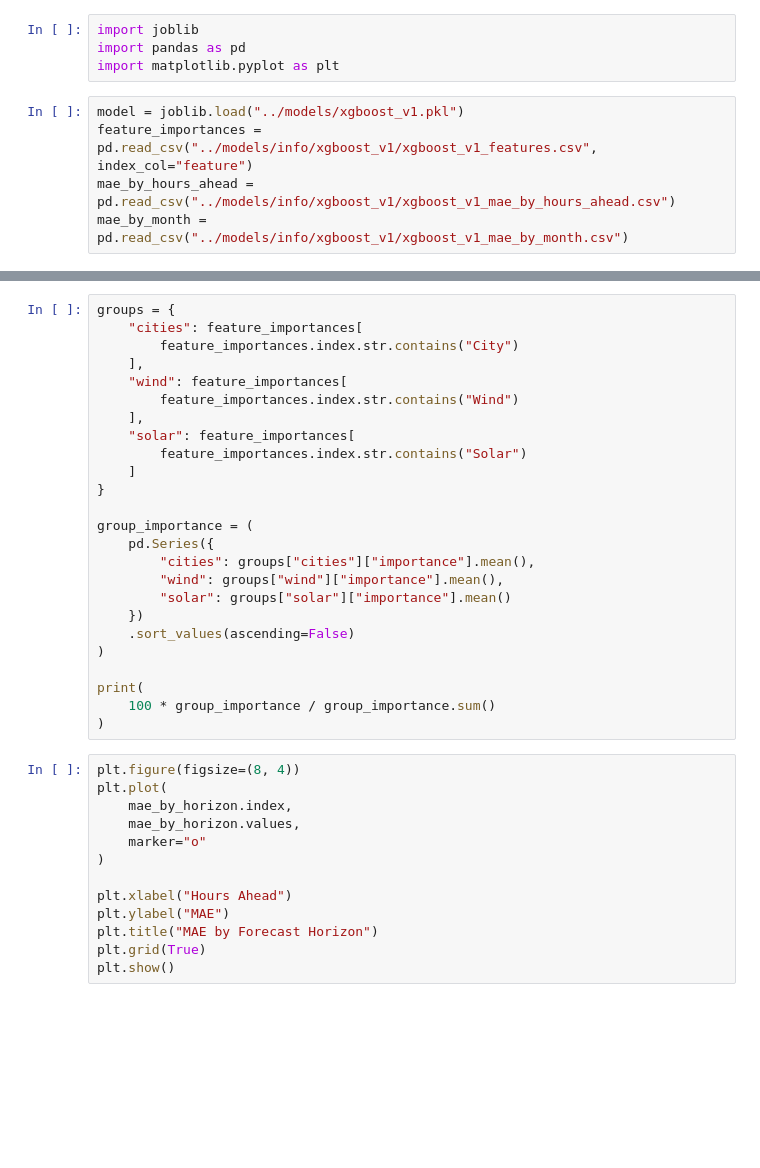
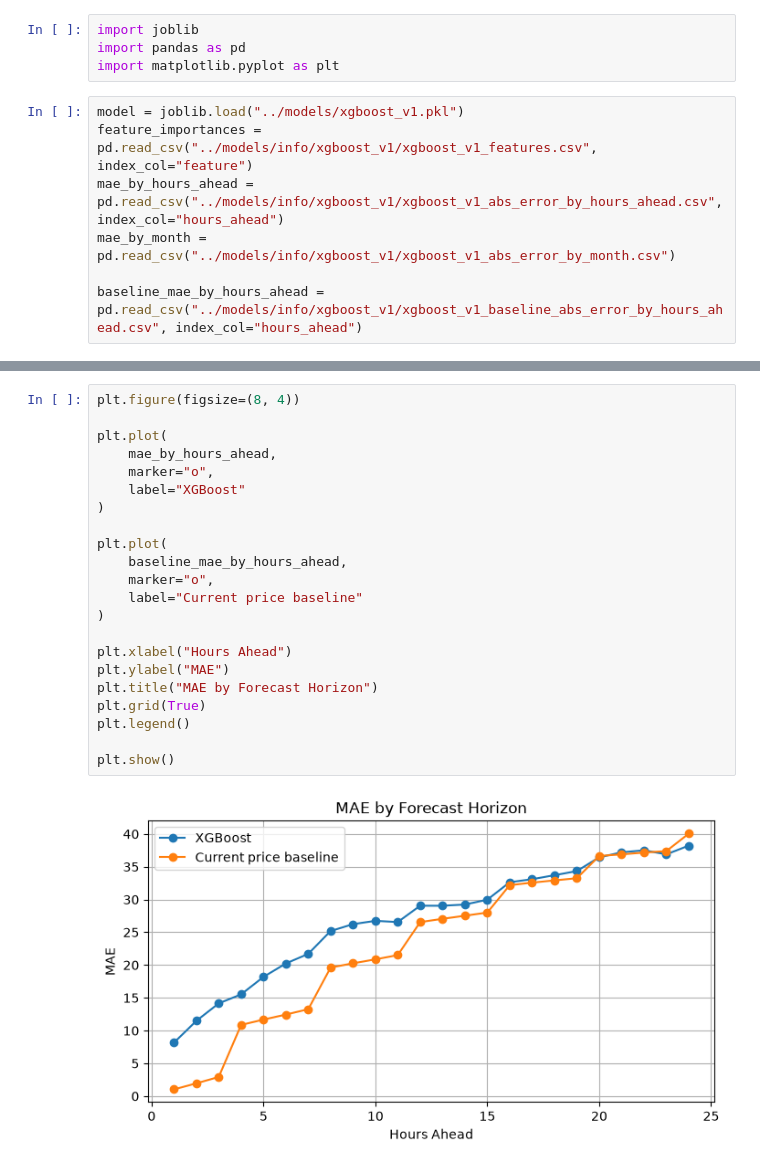
Before and after one commit to RealYonoveleta/iberian-power-forecast, a Jupyter notebook: notebooks/analysis.ipynb, the cells around one changed output, grey strips where cells are left out. Cells and saved outputs as stored; diff of their text form; blank space fills up the shorter version.

```diff
--- a/notebooks/analysis.ipynb
+++ b/notebooks/analysis.ipynb
@@ -5,5 +5,7 @@ import matplotlib.pyplot as plt
 # %%
 model = joblib.load("../models/xgboost_v1.pkl")
 feature_importances = pd.read_csv("../models/info/xgboost_v1/xgboost_v1_features.csv", index_col="feature")
-mae_by_hours_ahead = pd.read_csv("../models/info/xgboost_v1/xgboost_v1_mae_by_hours_ahead.csv")
-mae_by_month = pd.read_csv("../models/info/xgboost_v1/xgboost_v1_mae_by_month.csv")
+mae_by_hours_ahead = pd.read_csv("../models/info/xgboost_v1/xgboost_v1_abs_error_by_hours_ahead.csv", index_col="hours_ahead")
+mae_by_month = pd.read_csv("../models/info/xgboost_v1/xgboost_v1_abs_error_by_month.csv")
+
+baseline_mae_by_hours_ahead = pd.read_csv("../models/info/xgboost_v1/xgboost_v1_baseline_abs_error_by_hours_ahead.csv", index_col="hours_ahead")
@@ -14,38 +20,24 @@ feature_importances.sort_values(by="importance", ascending=False).head(20)
-# %%
-groups = {
-    "cities": feature_importances[
-        feature_importances.index.str.contains("City")
-    ],
-    "wind": feature_importances[
-        feature_importances.index.str.contains("Wind")
-    ],
-    "solar": feature_importances[
-        feature_importances.index.str.contains("Solar")
-    ]
-}
-
-group_importance = (
-    pd.Series({
-        "cities": groups["cities"]["importance"].mean(),
-        "wind": groups["wind"]["importance"].mean(),
-        "solar": groups["solar"]["importance"].mean()
-    })
-    .sort_values(ascending=False)
-)
-
-print(
-    100 * group_importance / group_importance.sum()
-)
 # %%
 plt.figure(figsize=(8, 4))
+
 plt.plot(
-    mae_by_horizon.index,
-    mae_by_horizon.values,
-    marker="o"
+    mae_by_hours_ahead,
+    marker="o",
+    label="XGBoost"
+)
+
+plt.plot(
+    baseline_mae_by_hours_ahead,
+    marker="o",
+    label="Current price baseline"
 )
 
 plt.xlabel("Hours Ahead")
 plt.ylabel("MAE")
 plt.title("MAE by Forecast Horizon")
 plt.grid(True)
+plt.legend()
+
 plt.show()
+# %% [output]
+[figure, added]
```
Also changed, not shown: parts of 4 cells of this notebook, 17 other files.
